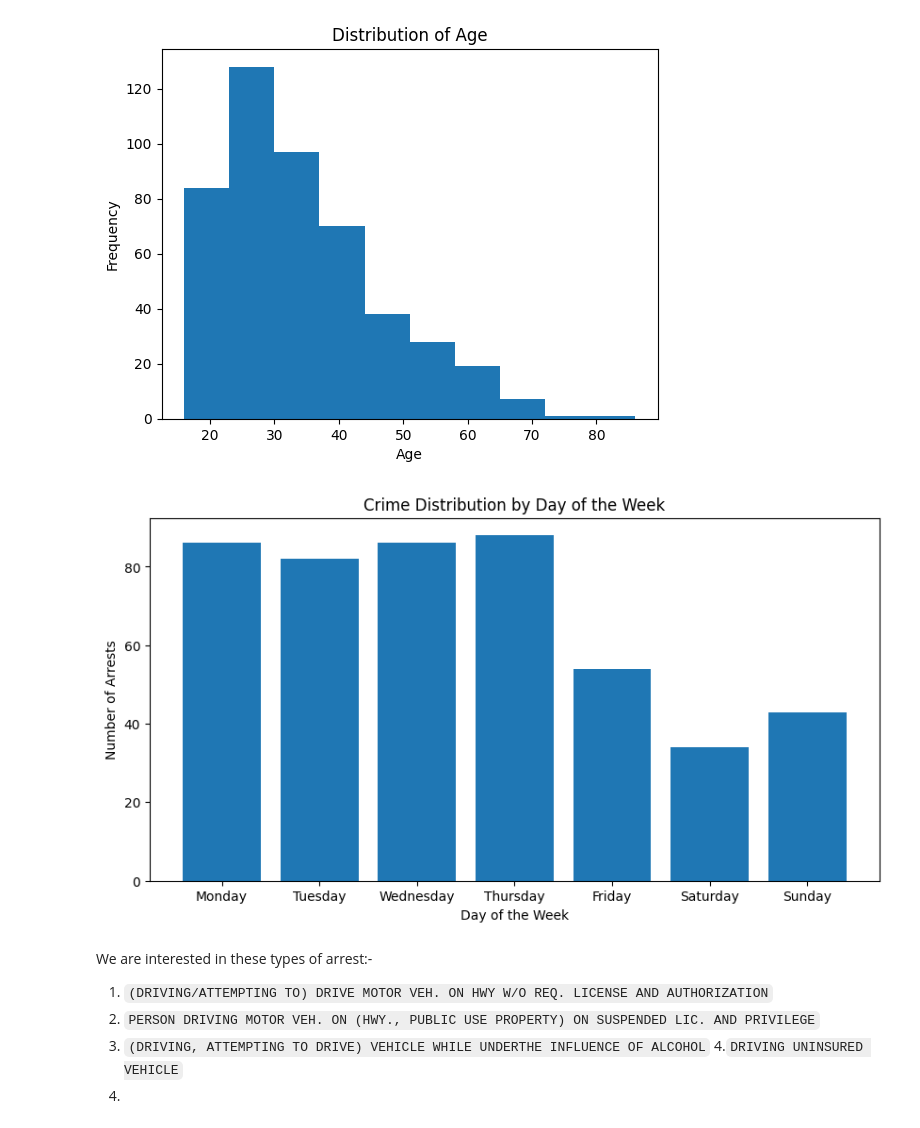
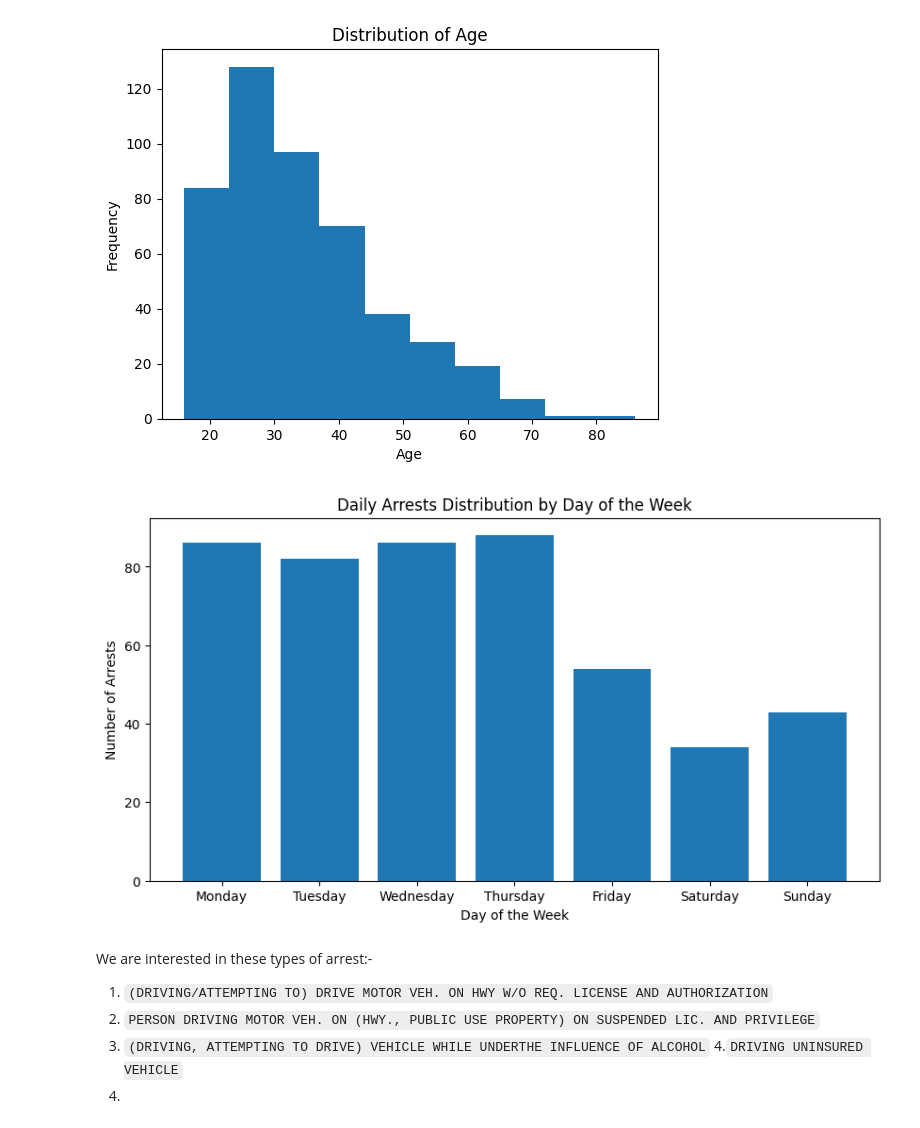
Before and after one commit to adinsa1/DATA205-PROJECT, a Jupyter notebook: AssefaData205Project.ipynb, the cells around one changed output. Saved outputs shown, nothing was run; the diff lists cells and outputs as text; code cells hidden in the pictures.

```diff
--- a/AssefaData205Project.ipynb
+++ b/AssefaData205Project.ipynb
@@ -52,31 +52,31 @@ plt.show()
 # %%
 
 # Convert 'ARREST_DATE' to datetime objects if it's not already
 if not pd.api.types.is_datetime64_any_dtype(df['ARREST DATE']):
   df['ARREST DATE'] = pd.to_datetime(df['ARREST DATE'])
 
 # Extract the day of the week (0=Monday, 6=Sunday)
 df['DayOfWeek'] = df['ARREST DATE'].dt.dayofweek
 
 # Group by day of the week and count the number of arrests
 day_counts = df.groupby('DayOfWeek')['ARREST DATE'].count()
 
 
 
 # Map the day of the week index to its name
 day_names = ['Monday', 'Tuesday', 'Wednesday', 'Thursday', 'Friday', 'Saturday', 'Sunday']
 
 
 
 # Create a bar graph
 plt.figure(figsize=(10, 5))
 plt.bar(day_names, day_counts)
 plt.xlabel("Day of the Week")
 plt.ylabel("Number of Arrests")
-plt.title("Crime Distribution by Day of the Week")
+plt.title("Daily Arrests Distribution by Day of the Week")
 plt.show()
 # %% [output]
-[figure, old version]
+[figure, new version]
 # %% [markdown]
 We are interested in these types of arrest:-
 1. `(DRIVING/ATTEMPTING TO) DRIVE MOTOR VEH. ON HWY W/O REQ. LICENSE AND AUTHORIZATION`
```
Also changed, not shown: parts of 2 cells of this notebook.
